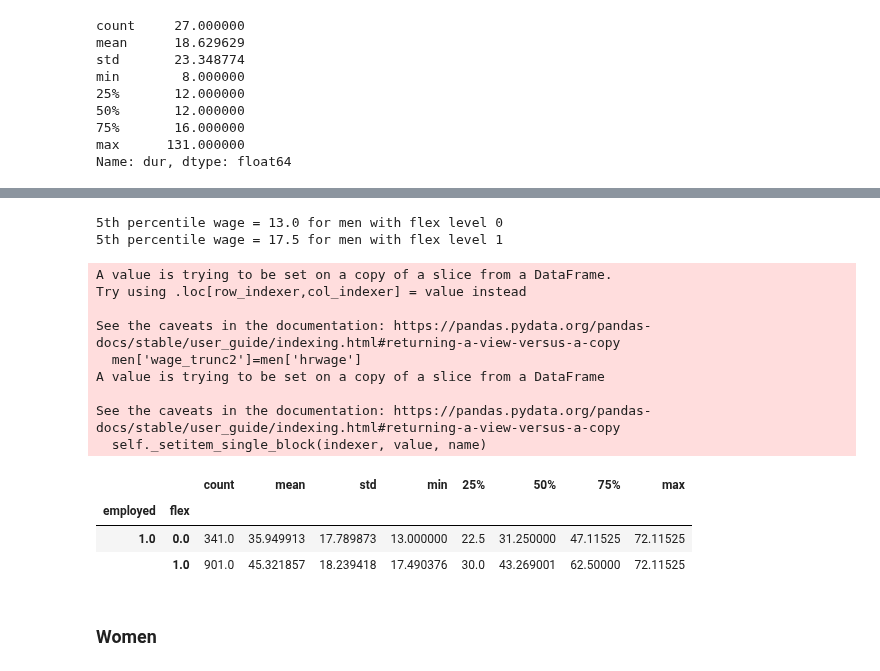
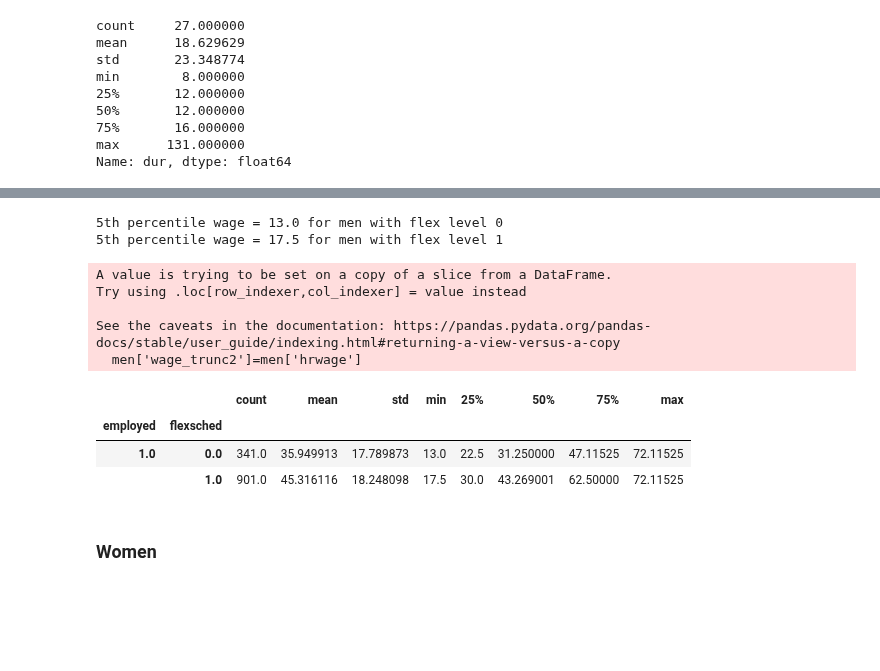
Before and after one commit to meganmccoy/flexibility-in-search-model, a Jupyter notebook: SimplifiedModel.ipynb, the cells around one changed output, grey strips where cells are left out. Cells and saved outputs as stored; diff of their text form; code cells hidden in the pictures; blank space fills up the shorter version.

```diff
--- a/SimplifiedModel.ipynb
+++ b/SimplifiedModel.ipynb
@@ -32,6 +40,2 @@ from scipy.optimize import minimize
 # %%
-df=pd.read_stata('workfile.dta', columns=['sex','employed', 'flex_sched_score', 'hrwage', 'dur'])
+df=pd.read_stata('workfile.dta', columns=['sex','employed', 'flexsched', 'flex_sched_score', 'flexloc', 'flex_loc_score', 'hrwage', 'dur'])
-# %%
-df['flex']=np.NaN
-df['flex'].iloc[(df['flex_sched_score']==0)] = 0
-df['flex'].iloc[(df['flex_sched_score']==1 )| (df['flex_sched_score']==2)] = 1
@@ -139,34 +100,30 @@ See the caveats in the documentation: https://pandas.pydata.org/pandas-docs/stab
 # %%
 fifth_pctl = np.zeros(1)
 
 for k in range(2):
-    tmp = men[men['flex']==k]
+    tmp = men[men['flexsched']==k]
     fifth = np.percentile(tmp['hrwage'],5)
     fifth_pctl = np.append(fifth_pctl, fifth)
     print("5th percentile wage = " + str(fifth) + " for men with flex level " + str(k))
 
 men['wage_trunc2']=men['hrwage']
 
 for k in range(2):
-    men['wage_trunc2'].iloc[(men['hrwage']<fifth_pctl[k+1]) & (men['flex']==k)]=fifth_pctl[k+1] #k+1 because empty array initiates with zero
+    men['wage_trunc2'].iloc[(men['hrwage']<fifth_pctl[k+1]) & (men['flexsched']==k)]=fifth_pctl[k+1] #k+1 because empty array initiates with zero
 
-men['wage_trunc3'].groupby([men['employed'],men['flex']]).describe()
+men['wage_trunc2'].groupby([men['employed'],men['flexsched']]).describe()
 # %% [output]
 5th percentile wage = 13.0 for men with flex level 0
 5th percentile wage = 17.5 for men with flex level 1
 A value is trying to be set on a copy of a slice from a DataFrame.
 Try using .loc[row_indexer,col_indexer] = value instead
 
 See the caveats in the documentation: https://pandas.pydata.org/pandas-docs/stable/user_guide/indexing.html#returning-a-view-versus-a-copy
   men['wage_trunc2']=men['hrwage']
-A value is trying to be set on a copy of a slice from a DataFrame
-
-See the caveats in the documentation: https://pandas.pydata.org/pandas-docs/stable/user_guide/indexing.html#returning-a-view-versus-a-copy
-  self._setitem_single_block(indexer, value, name)
 |  |  | count | mean | std | min | 25% | 50% | 75% | max |
-| employed | flex |  |  |  |  |  |  |  |  |
-| 1.0 | 0.0 | 341.0 | 35.949913 | 17.789873 | 13.000000 | 22.5 | 31.250000 | 47.11525 | 72.11525 |
-|  | 1.0 | 901.0 | 45.321857 | 18.239418 | 17.490376 | 30.0 | 43.269001 | 62.50000 | 72.11525 |
+| employed | flexsched |  |  |  |  |  |  |  |  |
+| 1.0 | 0.0 | 341.0 | 35.949913 | 17.789873 | 13.0 | 22.5 | 31.250000 | 47.11525 | 72.11525 |
+|  | 1.0 | 901.0 | 45.316116 | 18.248098 | 17.5 | 30.0 | 43.269001 | 62.50000 | 72.11525 |
 # %% [markdown]
 ### Women
 # %%
```
Also changed, not shown: parts of 39 cells of this notebook.
